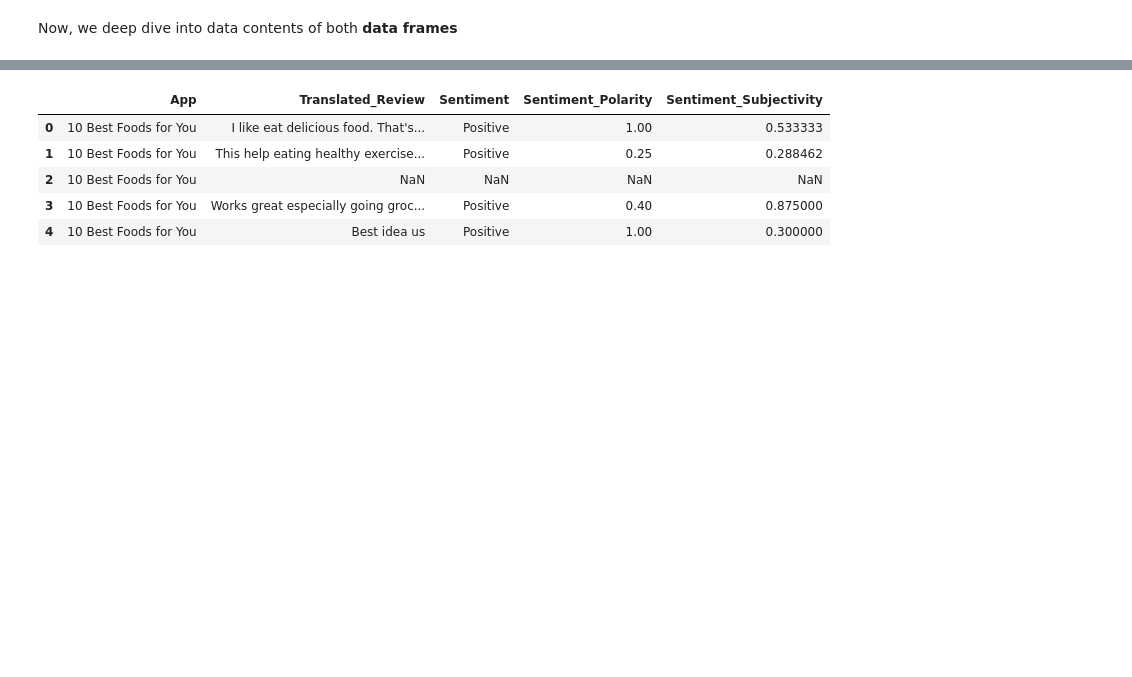
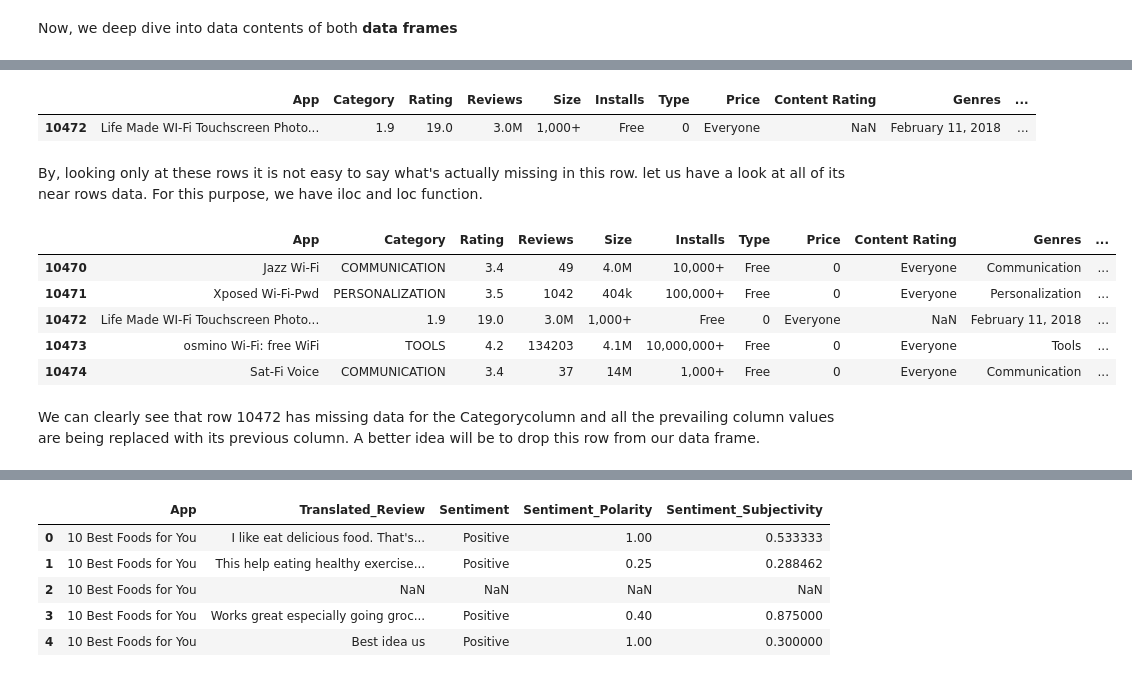
Before and after one commit to AsadullaP/Play-Store-App-Review-Analysis-, a Jupyter notebook: Asadullakhan_pathan_Play_Store_App_Review_Analysis_Capstone_Project.ipynb, the cells around one changed output, grey strips where cells are left out. Saved outputs shown, nothing was run; the diff lists cells and outputs as text; code cells hidden in the pictures; blank space fills up the shorter version.

```diff
--- a/Asadullakhan_pathan_Play_Store_App_Review_Analysis_Capstone_Project.ipynb
+++ b/Asadullakhan_pathan_Play_Store_App_Review_Analysis_Capstone_Project.ipynb
@@ -112,0 +168,4 @@ df_playstore_data.tail()
+# %%
+#So now we can fill the missing value with free
+df_playstore_data['Type'].fillna("Free", inplace = True)
+df_playstore_data.isnull().sum()
@@ -112,0 +187,19 @@ df_playstore_data.tail()
+# %%
+#Now, we can move on to the column Content Rating :
+df_playstore_data[df_playstore_data['Content Rating'].isnull()]
+# %% [output]
+|  | App | Category | Rating | Reviews | Size | Installs | Type | Price | Content Rating | Genres | ... |
+| 10472 | Life Made WI-Fi Touchscreen Photo... | 1.9 | 19.0 | 3.0M | 1,000+ | Free | 0 | Everyone | NaN | February 11, 2018 | ... |
+# %% [markdown]
+By, looking only at these rows it is not easy to say what's actually missing in this row. let us have a look at all of its near rows data. For this purpose, we have iloc and loc function.
+# %%
+df_playstore_data.loc[10470:10474, :]
+# %% [output]
+|  | App | Category | Rating | Reviews | Size | Installs | Type | Price | Content Rating | Genres | ... |
+| 10470 | Jazz Wi-Fi | COMMUNICATION | 3.4 | 49 | 4.0M | 10,000+ | Free | 0 | Everyone | Communication | ... |
+| 10471 | Xposed Wi-Fi-Pwd | PERSONALIZATION | 3.5 | 1042 | 404k | 100,000+ | Free | 0 | Everyone | Personalization | ... |
+| 10472 | Life Made WI-Fi Touchscreen Photo... | 1.9 | 19.0 | 3.0M | 1,000+ | Free | 0 | Everyone | NaN | February 11, 2018 | ... |
+| 10473 | osmino Wi-Fi: free WiFi | TOOLS | 4.2 | 134203 | 4.1M | 10,000,000+ | Free | 0 | Everyone | Tools | ... |
+| 10474 | Sat-Fi Voice | COMMUNICATION | 3.4 | 37 | 14M | 1,000+ | Free | 0 | Everyone | Communication | ... |
+# %% [markdown]
+We can clearly see that row 10472 has missing data for the Categorycolumn and all the prevailing column values are being replaced with its previous column. A better idea will be to drop this row from our data frame.
```
Also changed, not shown: parts of 32 cells of this notebook.
